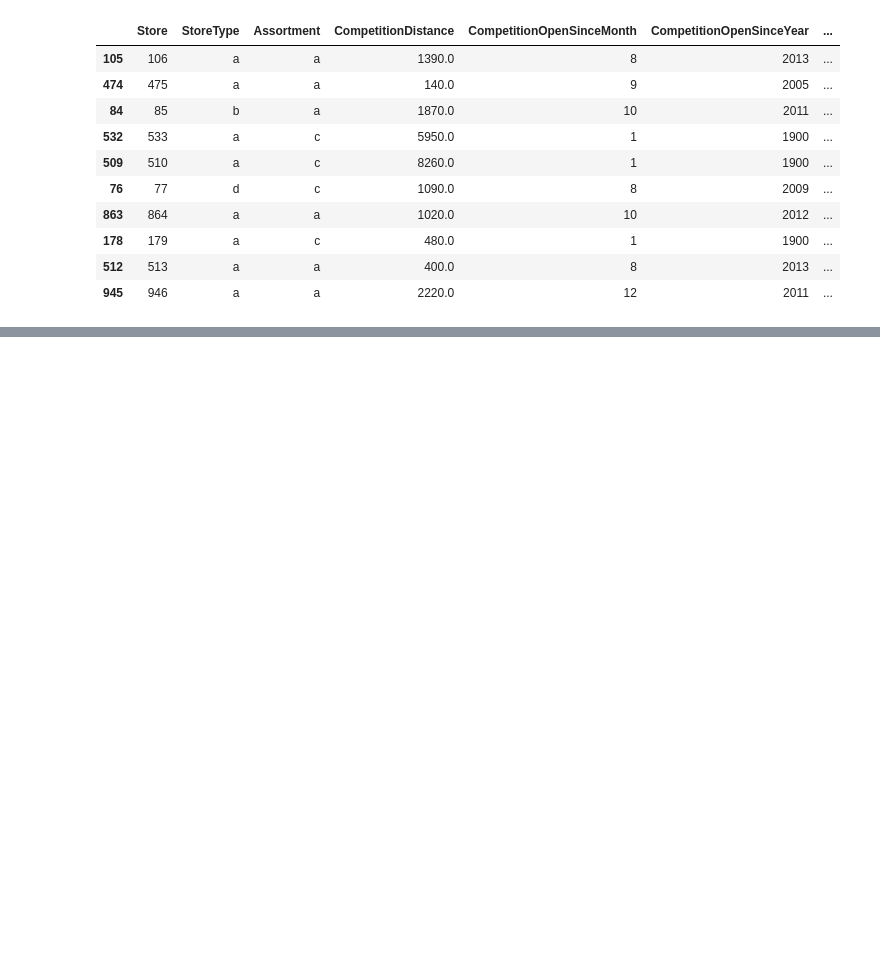
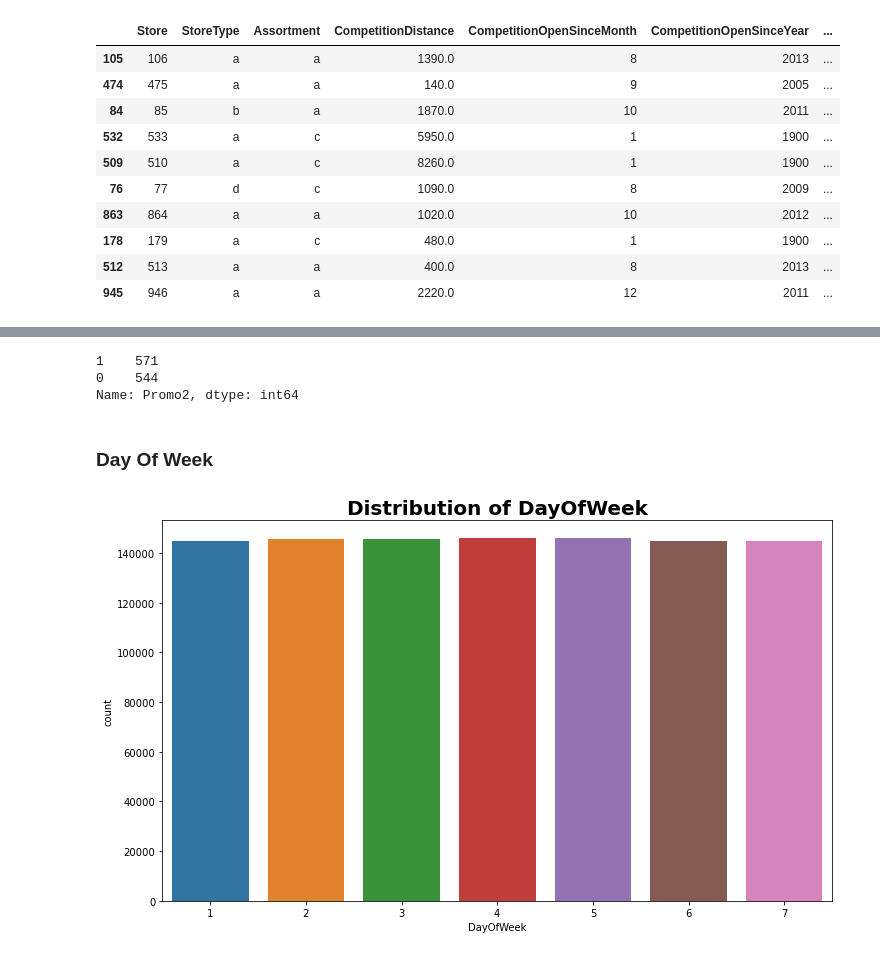
Before and after one commit to Ammon21/Rossmann_Pharmaceutical_Sales, a Jupyter notebook: notebooks/EDA.ipynb, the cells around one changed output, grey strips where cells are left out. Cells and saved outputs as stored; diff of their text form; code cells hidden in the pictures; blank space fills up the shorter version.

```diff
--- a/notebooks/EDA.ipynb
+++ b/notebooks/EDA.ipynb
@@ -362,0 +431,14 @@ store_df.sample(10)
+# %%
+# unique value counts
+counts_df = store_df['Promo2'].value_counts()
+counts_df
+# %% [output]
+1    571
+0    544
+Name: Promo2, dtype: int64
+# %% [markdown]
+### Day Of Week
+# %%
+plot_count(train_df, 'DayOfWeek')
+# %% [output]
+[figure, added]
```
Also changed, not shown: parts of 22 cells of this notebook.
